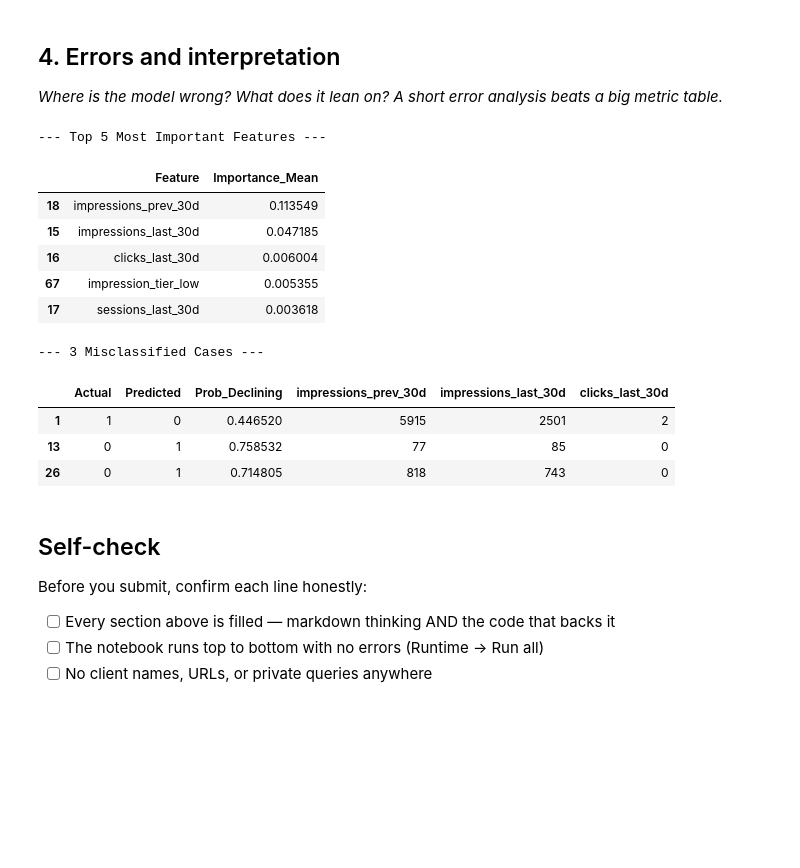
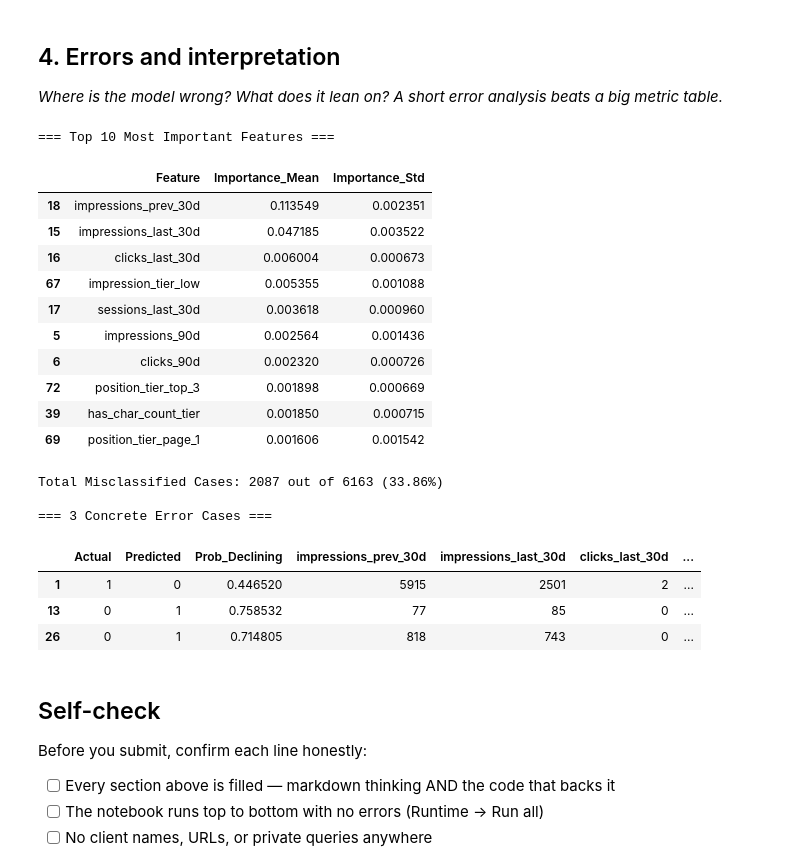
Before and after one commit to s-nancyzakria-hash/flyrank-intern-ml, a Jupyter notebook: work/notebooks/w05_model.ipynb, the cells around one changed output. Saved outputs shown, nothing was run; the diff lists cells and outputs as text; code cells hidden in the pictures; blank space fills up the shorter version.

```diff
--- a/work/notebooks/w05_model.ipynb
+++ b/work/notebooks/w05_model.ipynb
@@ -195,47 +195,63 @@ Please also refer to the documentation for alternative solver options:
 # %%
 # This cell is for CODE (numbers, a query, a check).
 # Write your text answer in the cell ABOVE this one — typing sentences here breaks Run All.
 
 # 1. Permutation Feature Importance
 perm_imp = permutation_importance(
     rf_model, X_val, y_val, n_repeats=10, random_state=42
 )
+
 importance_df = pd.DataFrame({
     'Feature': X_val.columns,
     'Importance_Mean': perm_imp.importances_mean,
+    'Importance_Std': perm_imp.importances_std,
 }).sort_values('Importance_Mean', ascending=False)
 
-print('--- Top 5 Most Important Features ---')
-display(importance_df.head(5))
+print('=== Top 10 Most Important Features ===')
+display(importance_df.head(10))
 
-# 2. Inspect 3 Concrete Misclassified Cases
+# 2. Extract Misclassifications for Analysis
 val_analysis = X_val.copy()
 val_analysis['Actual'] = y_val
 val_analysis['Predicted'] = y_pred_rf
 val_analysis['Prob_Declining'] = y_prob_rf
 
-wrong_cases = val_analysis[
+errors_df = val_analysis[
     val_analysis['Actual'] != val_analysis['Predicted']
-].head(3)
+].copy()
 
-top_3_features = list(importance_df.head(3)['Feature'])
-print('\n--- 3 Misclassified Cases ---')
+top_features = list(importance_df.head(4)['Feature'])
+
+print(
+    f'\nTotal Misclassified Cases: {len(errors_df)} out of {len(val_analysis)}'
+    f' ({len(errors_df)/len(val_analysis):.2%})'
+)
+
+# 3. Display 3 Concrete Error Examples
+print('\n=== 3 Concrete Error Cases ===')
 display(
-    wrong_cases[['Actual', 'Predicted', 'Prob_Declining'] + top_3_features]
+    errors_df[['Actual', 'Predicted', 'Prob_Declining'] + top_features].head(3)
 )
 # %% [output]
---- Top 5 Most Important Features ---
+=== Top 10 Most Important Features ===
-|  | Feature | Importance_Mean |
-| 18 | impressions_prev_30d | 0.113549 |
-| 15 | impressions_last_30d | 0.047185 |
-| 16 | clicks_last_30d | 0.006004 |
-| 67 | impression_tier_low | 0.005355 |
-| 17 | sessions_last_30d | 0.003618 |
+|  | Feature | Importance_Mean | Importance_Std |
+| 18 | impressions_prev_30d | 0.113549 | 0.002351 |
+| 15 | impressions_last_30d | 0.047185 | 0.003522 |
+| 16 | clicks_last_30d | 0.006004 | 0.000673 |
+| 67 | impression_tier_low | 0.005355 | 0.001088 |
+| 17 | sessions_last_30d | 0.003618 | 0.000960 |
+| 5 | impressions_90d | 0.002564 | 0.001436 |
+| 6 | clicks_90d | 0.002320 | 0.000726 |
+| 72 | position_tier_top_3 | 0.001898 | 0.000669 |
+| 39 | has_char_count_tier | 0.001850 | 0.000715 |
+| 69 | position_tier_page_1 | 0.001606 | 0.001542 |
---- 3 Misclassified Cases ---
+Total Misclassified Cases: 2087 out of 6163 (33.86%)
+
+=== 3 Concrete Error Cases ===
-|  | Actual | Predicted | Prob_Declining | impressions_prev_30d | impressions_last_30d | clicks_last_30d |
-| 1 | 1 | 0 | 0.446520 | 5915 | 2501 | 2 |
-| 13 | 0 | 1 | 0.758532 | 77 | 85 | 0 |
-| 26 | 0 | 1 | 0.714805 | 818 | 743 | 0 |
+|  | Actual | Predicted | Prob_Declining | impressions_prev_30d | impressions_last_30d | clicks_last_30d | ... |
+| 1 | 1 | 0 | 0.446520 | 5915 | 2501 | 2 | ... |
+| 13 | 0 | 1 | 0.758532 | 77 | 85 | 0 | ... |
+| 26 | 0 | 1 | 0.714805 | 818 | 743 | 0 | ... |
 # %% [markdown]
 ## Self-check
 
```
